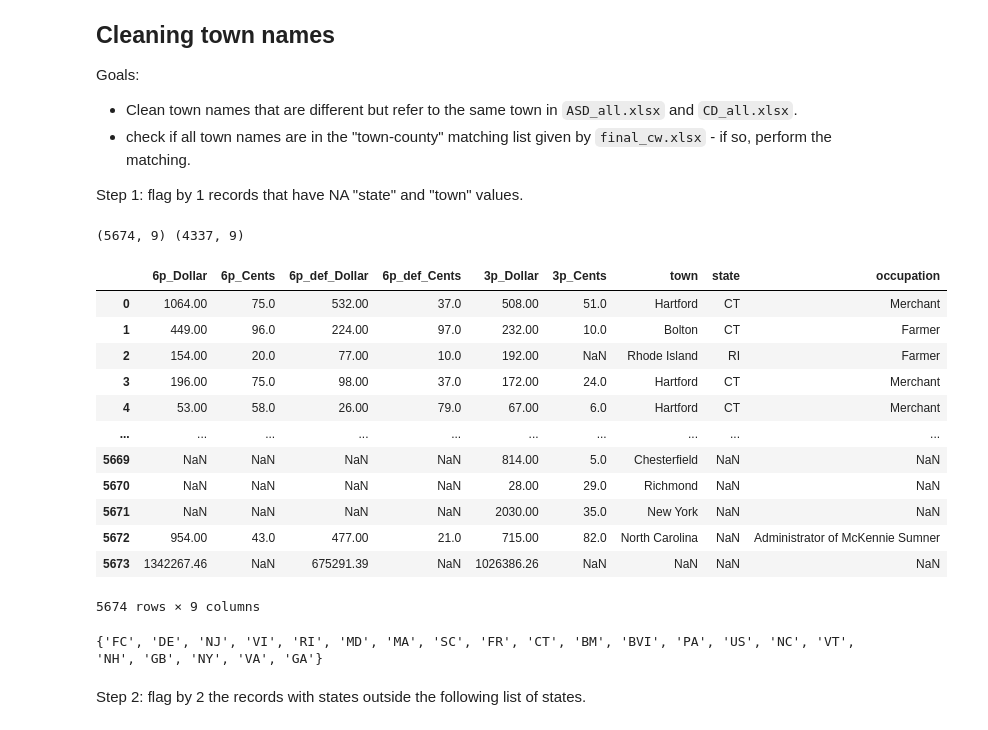
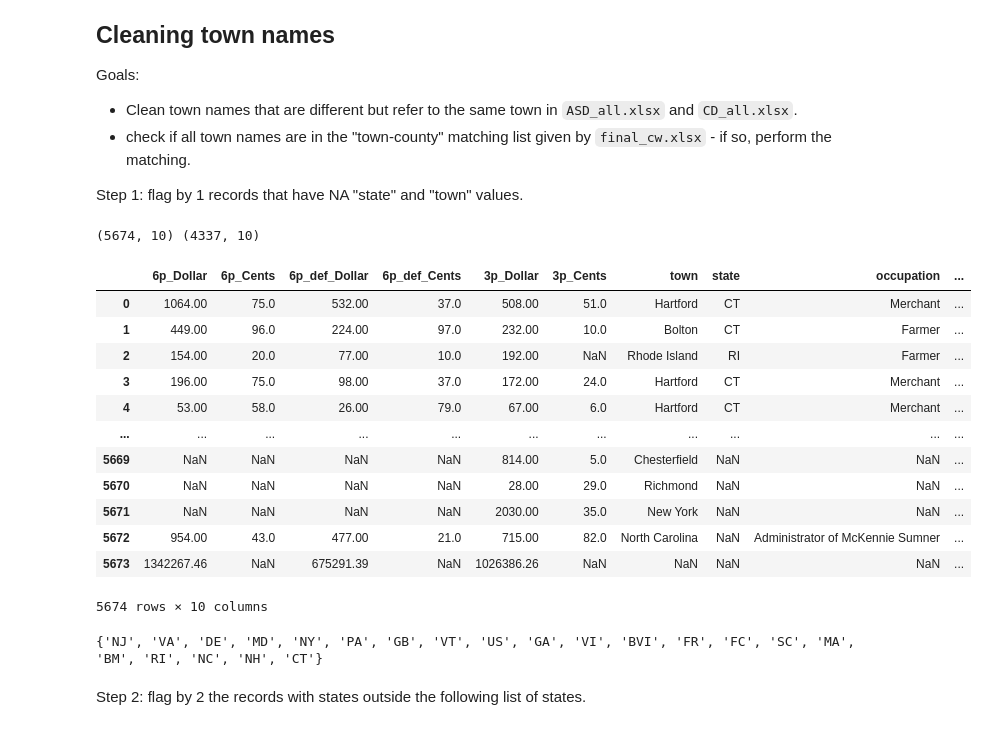
Before and after one commit to davidch2020/SPEOC-pt-1, a Jupyter notebook: S2022/Jiacheng's work/cleaning_town.ipynb, the cells around one changed output. Drawn from its saved outputs; the diff is of its cells as text; code cells hidden in the pictures.

```diff
--- a/S2022/Jiacheng's work/cleaning_town.ipynb
+++ b/S2022/Jiacheng's work/cleaning_town.ipynb
@@ -20,33 +20,36 @@ Step 1: flag by 1 records that have NA "state" and "town" values.
 # %%
 # import and cleaning
 ASD_all = pd.read_excel(
     'ASD_all.xlsx', index_col=0).reset_index(drop=True).dropna(how='all').drop_duplicates().reset_index(drop=True)
 CD_all = pd.read_excel(
     'CD_all.xlsx', index_col=0).reset_index(drop=True).dropna(how='all').drop_duplicates().reset_index(drop=True)
 
 # strip white space
 for col in ['town', 'state', 'occupation']:
     ASD_all[col] = ASD_all[col].str.strip()
     CD_all[col] = CD_all[col].str.strip()
 
+ASD_all['orig_town'] = ASD_all['town']
+CD_all['orig_town'] = CD_all['town']
+
 print(ASD_all.shape, CD_all.shape)
 
 ASD_all
 # %% [output]
-(5674, 9) (4337, 9)
+(5674, 10) (4337, 10)
-|  | 6p_Dollar | 6p_Cents | 6p_def_Dollar | 6p_def_Cents | 3p_Dollar | 3p_Cents | town | state | occupation |
-| 0 | 1064.00 | 75.0 | 532.00 | 37.0 | 508.00 | 51.0 | Hartford | CT | Merchant |
-| 1 | 449.00 | 96.0 | 224.00 | 97.0 | 232.00 | 10.0 | Bolton | CT | Farmer |
-| 2 | 154.00 | 20.0 | 77.00 | 10.0 | 192.00 | NaN | Rhode Island | RI | Farmer |
-| 3 | 196.00 | 75.0 | 98.00 | 37.0 | 172.00 | 24.0 | Hartford | CT | Merchant |
-| 4 | 53.00 | 58.0 | 26.00 | 79.0 | 67.00 | 6.0 | Hartford | CT | Merchant |
-| ... | ... | ... | ... | ... | ... | ... | ... | ... | ... |
-| 5669 | NaN | NaN | NaN | NaN | 814.00 | 5.0 | Chesterfield | NaN | NaN |
-| 5670 | NaN | NaN | NaN | NaN | 28.00 | 29.0 | Richmond | NaN | NaN |
-| 5671 | NaN | NaN | NaN | NaN | 2030.00 | 35.0 | New York | NaN | NaN |
-| 5672 | 954.00 | 43.0 | 477.00 | 21.0 | 715.00 | 82.0 | North Carolina | NaN | Administrator of McKennie Sumner |
-| 5673 | 1342267.46 | NaN | 675291.39 | NaN | 1026386.26 | NaN | NaN | NaN | NaN |
+|  | 6p_Dollar | 6p_Cents | 6p_def_Dollar | 6p_def_Cents | 3p_Dollar | 3p_Cents | town | state | occupation | ... |
+| 0 | 1064.00 | 75.0 | 532.00 | 37.0 | 508.00 | 51.0 | Hartford | CT | Merchant | ... |
+| 1 | 449.00 | 96.0 | 224.00 | 97.0 | 232.00 | 10.0 | Bolton | CT | Farmer | ... |
+| 2 | 154.00 | 20.0 | 77.00 | 10.0 | 192.00 | NaN | Rhode Island | RI | Farmer | ... |
+| 3 | 196.00 | 75.0 | 98.00 | 37.0 | 172.00 | 24.0 | Hartford | CT | Merchant | ... |
+| 4 | 53.00 | 58.0 | 26.00 | 79.0 | 67.00 | 6.0 | Hartford | CT | Merchant | ... |
+| ... | ... | ... | ... | ... | ... | ... | ... | ... | ... | ... |
+| 5669 | NaN | NaN | NaN | NaN | 814.00 | 5.0 | Chesterfield | NaN | NaN | ... |
+| 5670 | NaN | NaN | NaN | NaN | 28.00 | 29.0 | Richmond | NaN | NaN | ... |
+| 5671 | NaN | NaN | NaN | NaN | 2030.00 | 35.0 | New York | NaN | NaN | ... |
+| 5672 | 954.00 | 43.0 | 477.00 | 21.0 | 715.00 | 82.0 | North Carolina | NaN | Administrator of McKennie Sumner | ... |
+| 5673 | 1342267.46 | NaN | 675291.39 | NaN | 1026386.26 | NaN | NaN | NaN | NaN | ... |
-5674 rows × 9 columns
+5674 rows × 10 columns
 # %%
 ASD_all['FLAG'], CD_all['FLAG'] = 0, 0
 
@@ -63,7 +66,7 @@ print(
     set(list(ASD_no_NA.state.unique()) + list(CD_no_NA.state.unique()))
 )
 # %% [output]
-{'FC', 'DE', 'NJ', 'VI', 'RI', 'MD', 'MA', 'SC', 'FR', 'CT', 'BM', 'BVI', 'PA', 'US', 'NC', 'VT', 'NH', 'GB', 'NY', 'VA', 'GA'}
+{'NJ', 'VA', 'DE', 'MD', 'NY', 'PA', 'GB', 'VT', 'US', 'GA', 'VI', 'BVI', 'FR', 'FC', 'SC', 'MA', 'BM', 'RI', 'NC', 'NH', 'CT'}
 # %% [markdown]
 Step 2: flag by 2 the records with states outside the following list of states.
 # %%
```
Also changed, not shown: parts of 8 cells of this notebook.
